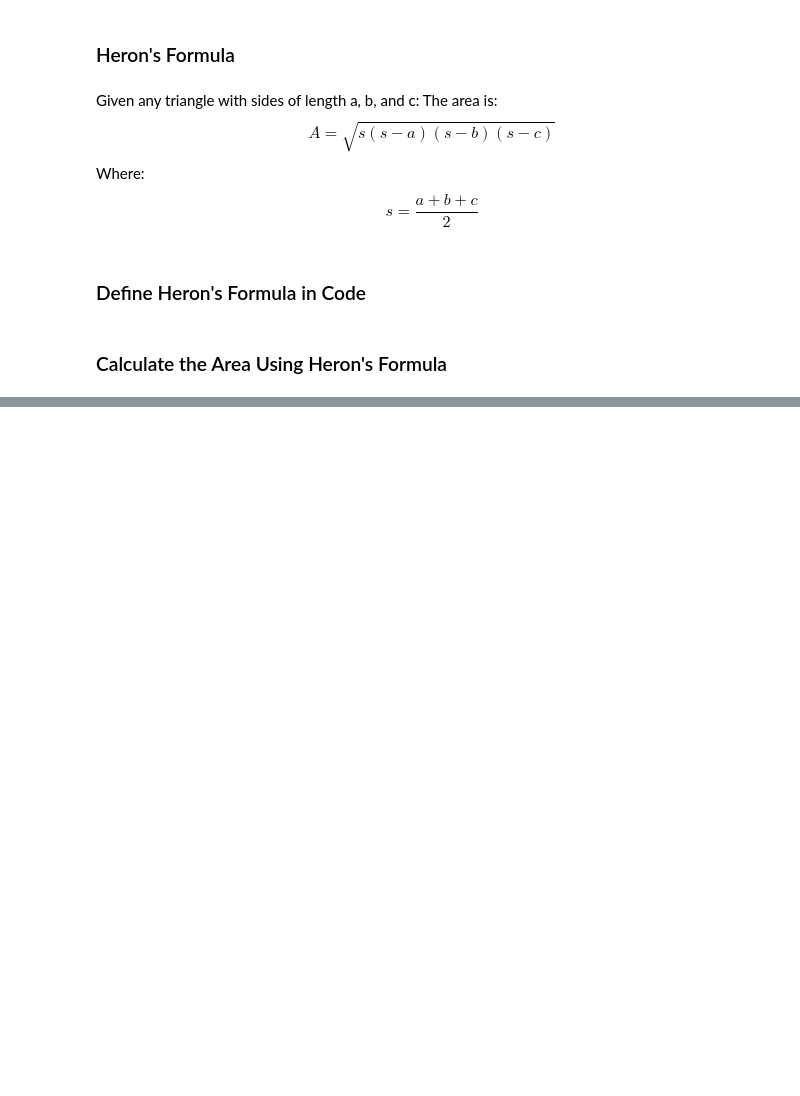
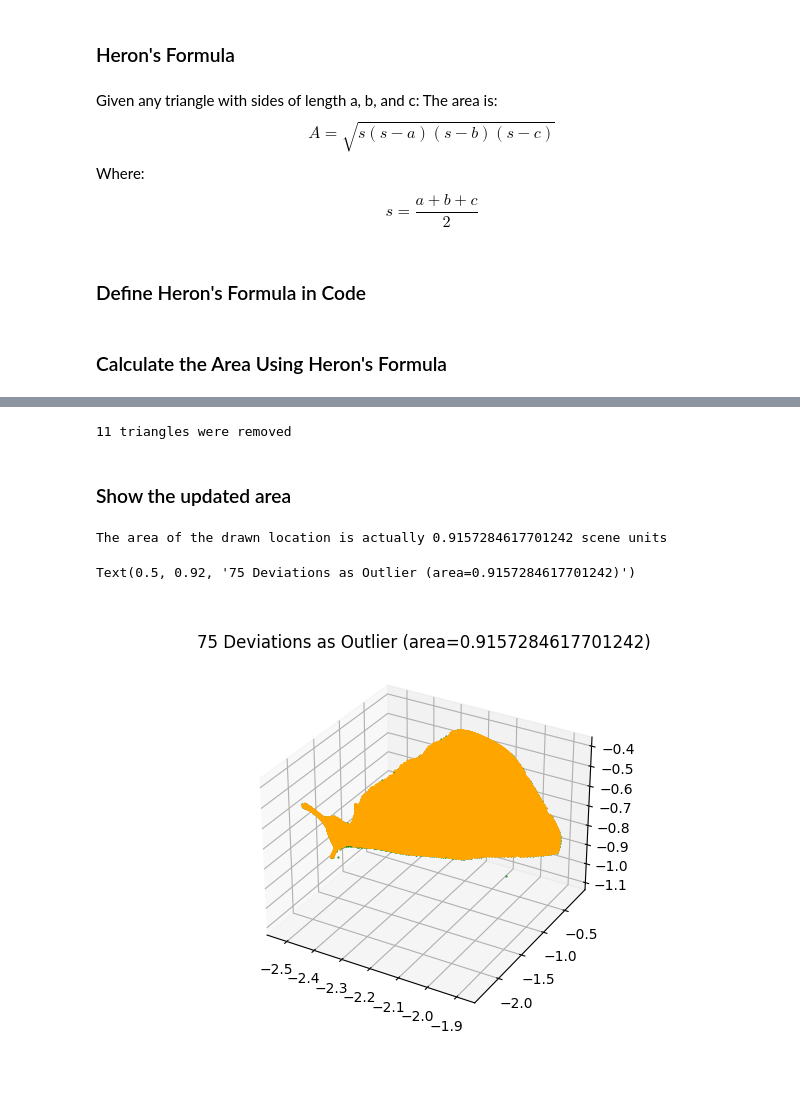
Before and after one commit to Nabizzle/Geodesic-Path-Finder, a Jupyter notebook: Code/Surface Area From Drawing.ipynb, the cells around one changed output, grey strips where cells are left out. Drawn from its saved outputs; the diff is of its cells as text; code cells hidden in the pictures; blank space fills up the shorter version.

```diff
--- a/Code/Surface Area From Drawing.ipynb
+++ b/Code/Surface Area From Drawing.ipynb
@@ -281,13 +281,12 @@ def heron_area(p1, p2, p3):
 # %% [markdown]
 ### Calculate the Area Using Heron's Formula
 # %%
-area = 0
+area_array = np.array([])
 for tri in reduced_triangles:
     p1 = location_surface[tri[0]]
     p2 = location_surface[tri[1]]
     p3 = location_surface[tri[2]]
-    triangle_area = heron_area(p1, p2, p3)
-    area += triangle_area
+    area_array = np.append(area_array, heron_area(p1, p2, p3))
 
-print(f"The area of the drawn location is {area} scene units")
+print(f"The area of the drawn location is {np.sum(area_array)} scene units")
 # %% [output]
@@ -294,0 +329,26 @@ The area of the drawn location is 0.8486428783288346 scene units
+# %%
+deviations = 75
+cleaned_area_array, deviations_away_from_median = remove_outliers(area_array, deviations)
+print(f"{len(area_array) - len(cleaned_area_array)} triangles were removed")
+# %% [output]
+11 triangles were removed
+# %% [markdown]
+### Show the updated area
+# %%
+print(f"The area of the drawn location is actually {np.sum(cleaned_area_array)} scene units")
+# %% [output]
+The area of the drawn location is actually 0.9157284617701242 scene units
+# %%
+fig = plt.figure()
+ax = fig.add_subplot(projection='3d')
+ax.plot(location_surface[:, 0], location_surface[:, 1],
+        location_surface[:, 2], 'g.', markersize=1)
+
+for tri in reduced_triangles[deviations_away_from_median < deviations]:
+    ax.plot(location_surface[tri, 0], location_surface[tri, 1],
+            location_surface[tri, 2], c='orange', markersize=1)
+
+plt.title(f"{deviations} Deviations as Outlier (area={np.sum(cleaned_area_array)})")
+# %% [output]
+Text(0.5, 0.92, '75 Deviations as Outlier (area=0.9157284617701242)')
+[figure, added]
```
Also changed, not shown: parts of 6 cells of this notebook.
